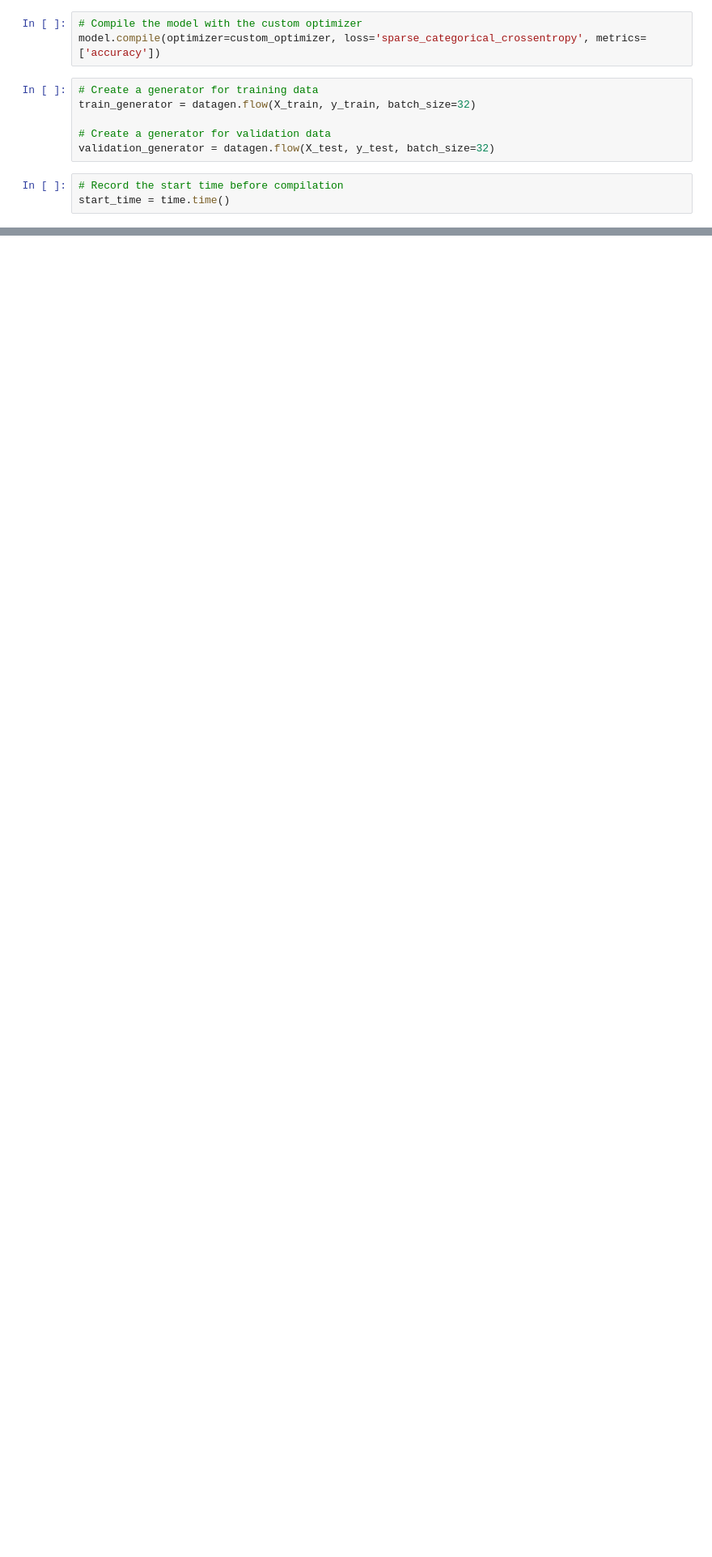
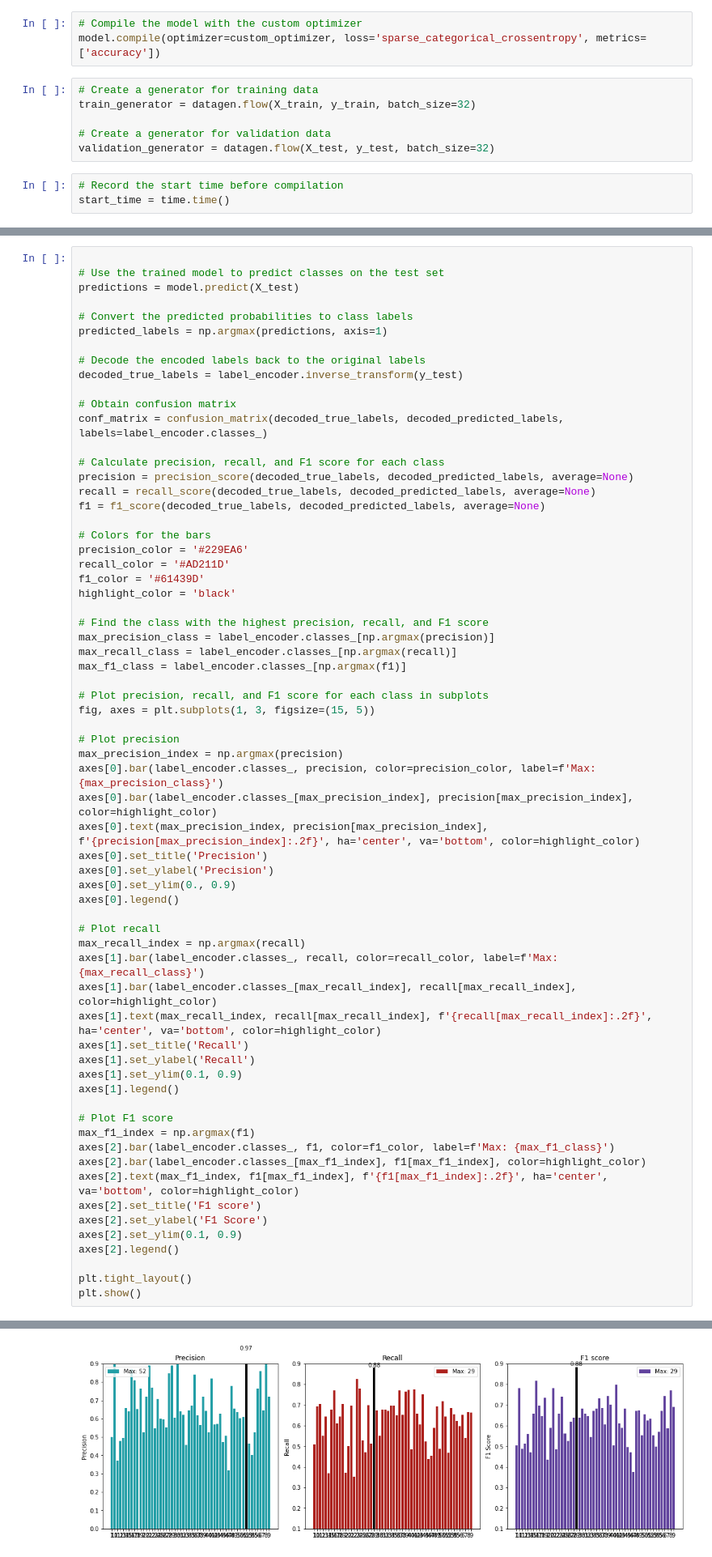
Before and after one commit to beyzanurkeskin/Handwritten-Letter-and-Person-Recognition-Project, a Jupyter notebook: person_convolution3layers.ipynb, the cells around one changed output, grey strips where cells are left out. Shown: that part at 81% size. Cells and saved outputs as stored; diff of their text form; blank space fills up the shorter version.

```diff
--- a/person_convolution3layers.ipynb
+++ b/person_convolution3layers.ipynb
@@ -136,0 +216,66 @@ plt.show()
+# %%
+
+# Use the trained model to predict classes on the test set
+predictions = model.predict(X_test)
+
+# Convert the predicted probabilities to class labels
+predicted_labels = np.argmax(predictions, axis=1)
+
+# Decode the encoded labels back to the original labels
+decoded_true_labels = label_encoder.inverse_transform(y_test)
+
+# Obtain confusion matrix
+conf_matrix = confusion_matrix(decoded_true_labels, decoded_predicted_labels, labels=label_encoder.classes_)
+
+# Calculate precision, recall, and F1 score for each class
+precision = precision_score(decoded_true_labels, decoded_predicted_labels, average=None)
+recall = recall_score(decoded_true_labels, decoded_predicted_labels, average=None)
+f1 = f1_score(decoded_true_labels, decoded_predicted_labels, average=None)
+
+# Colors for the bars
+precision_color = '#229EA6'
+recall_color = '#AD211D'
+f1_color = '#61439D'
+highlight_color = 'black'
+
+# Find the class with the highest precision, recall, and F1 score
+max_precision_class = label_encoder.classes_[np.argmax(precision)]
+max_recall_class = label_encoder.classes_[np.argmax(recall)]
+max_f1_class = label_encoder.classes_[np.argmax(f1)]
+
+# Plot precision, recall, and F1 score for each class in subplots
+fig, axes = plt.subplots(1, 3, figsize=(15, 5))
+
+# Plot precision
+max_precision_index = np.argmax(precision)
+axes[0].bar(label_encoder.classes_, precision, color=precision_color, label=f'Max: {max_precision_class}')
+axes[0].bar(label_encoder.classes_[max_precision_index], precision[max_precision_index], color=highlight_color)
+axes[0].text(max_precision_index, precision[max_precision_index], f'{precision[max_precision_index]:.2f}', ha='center', va='bottom', color=highlight_color)
+axes[0].set_title('Precision')
+axes[0].set_ylabel('Precision')
+axes[0].set_ylim(0., 0.9)
+axes[0].legend()
+
+# Plot recall
+max_recall_index = np.argmax(recall)
+axes[1].bar(label_encoder.classes_, recall, color=recall_color, label=f'Max: {max_recall_class}')
+axes[1].bar(label_encoder.classes_[max_recall_index], recall[max_recall_index], color=highlight_color)
+axes[1].text(max_recall_index, recall[max_recall_index], f'{recall[max_recall_index]:.2f}', ha='center', va='bottom', color=highlight_color)
+axes[1].set_title('Recall')
+axes[1].set_ylabel('Recall')
+axes[1].set_ylim(0.1, 0.9)
+axes[1].legend()
+
+# Plot F1 score
+max_f1_index = np.argmax(f1)
+axes[2].bar(label_encoder.classes_, f1, color=f1_color, label=f'Max: {max_f1_class}')
+axes[2].bar(label_encoder.classes_[max_f1_index], f1[max_f1_index], color=highlight_color)
+axes[2].text(max_f1_index, f1[max_f1_index], f'{f1[max_f1_index]:.2f}', ha='center', va='bottom', color=highlight_color)
+axes[2].set_title('F1 score')
+axes[2].set_ylabel('F1 Score')
+axes[2].set_ylim(0.1, 0.9)
+axes[2].legend()
+
+plt.tight_layout()
+plt.show()
+# %% [output]
@@ -136,0 +283 @@ plt.show()
+[figure, added]
```
Also changed, not shown: parts of 10 cells of this notebook.
